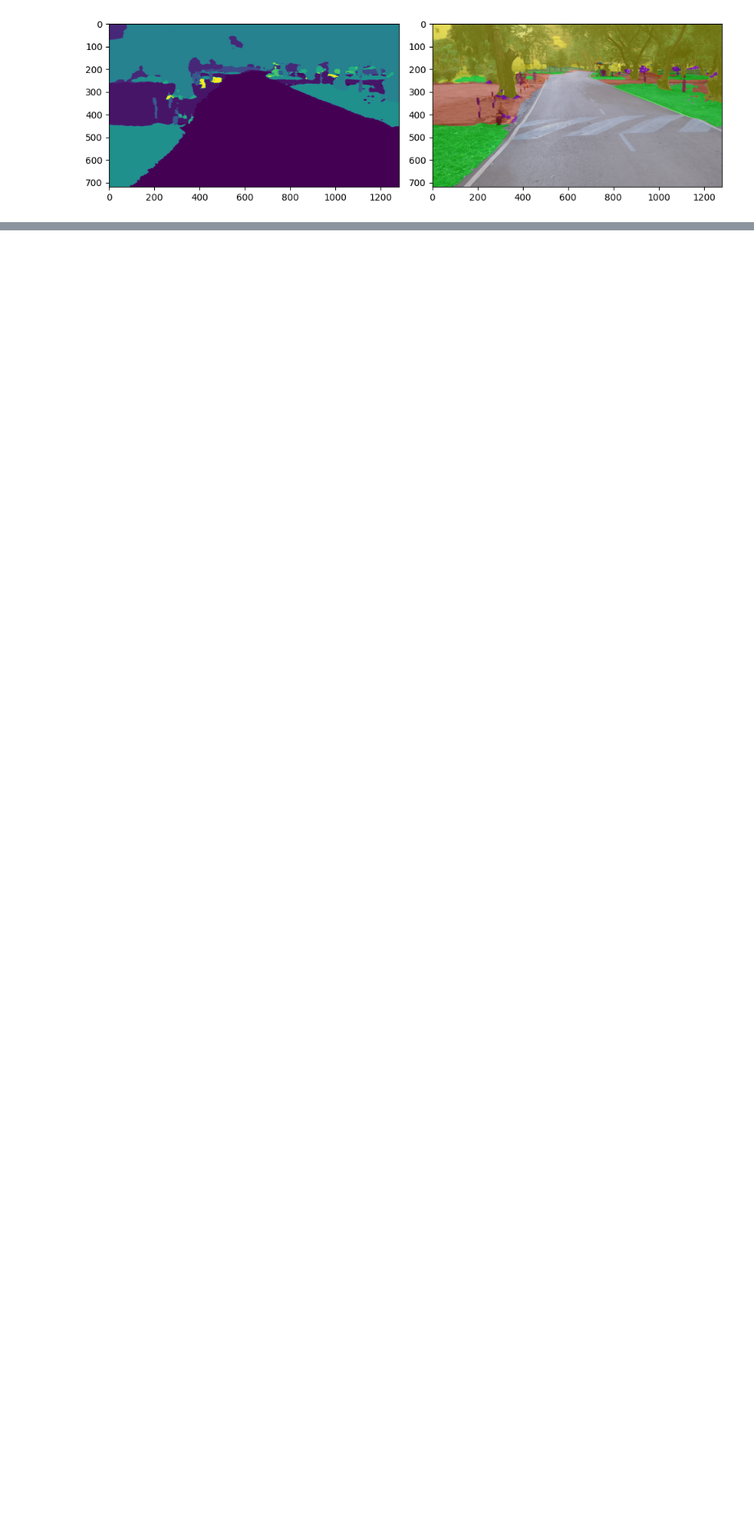
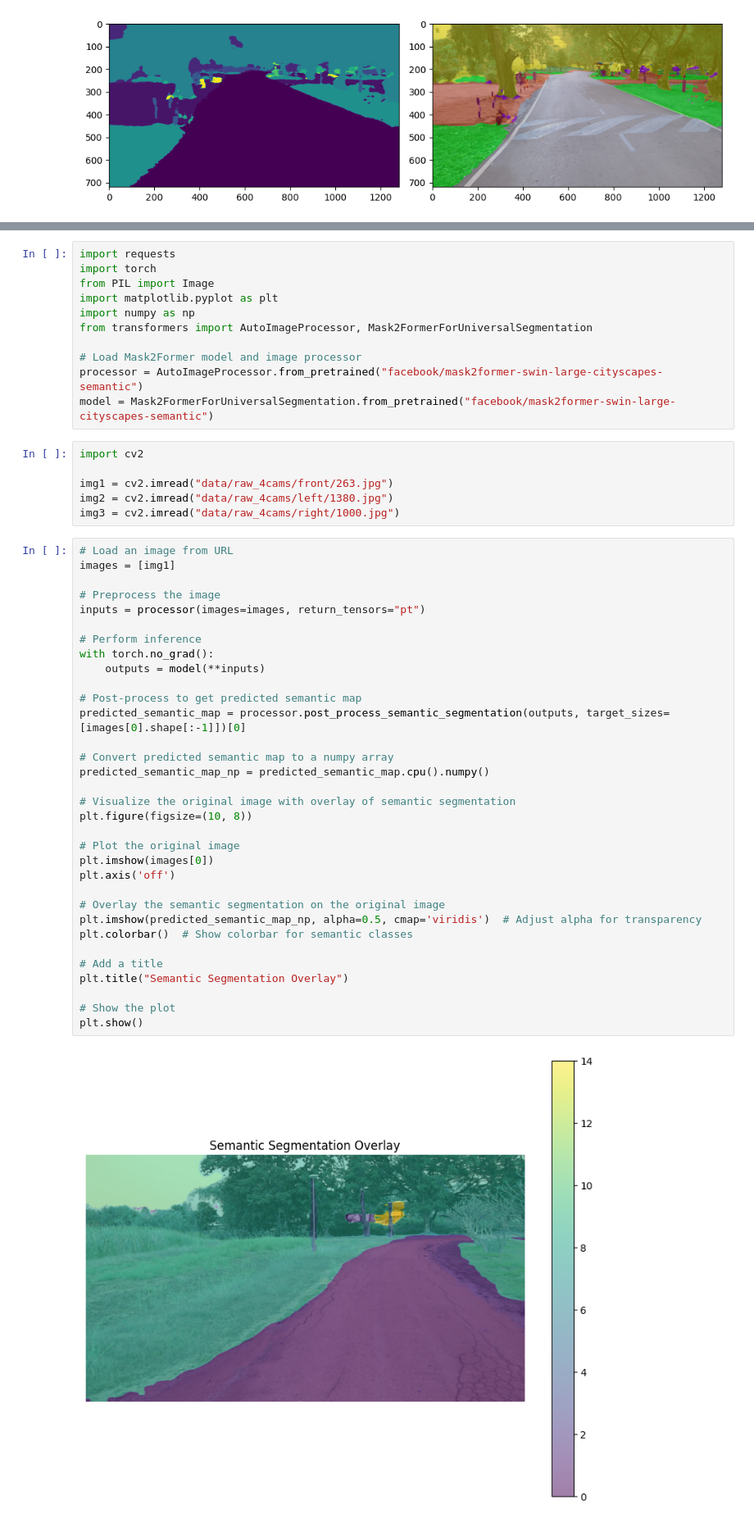
Before and after one commit to PoohNB/self-driving-sb3, a Jupyter notebook: test_model.ipynb, the cells around one changed output, grey strips where cells are left out. Shown at 82% size. Cells and saved outputs as stored; diff of their text form; blank space fills up the shorter version.

```diff
--- a/test_model.ipynb
+++ b/test_model.ipynb
@@ -230,0 +283,52 @@ plt.show()
+# %%
+import requests
+import torch
+from PIL import Image
+import matplotlib.pyplot as plt
+import numpy as np
+from transformers import AutoImageProcessor, Mask2FormerForUniversalSegmentation
+
+# Load Mask2Former model and image processor
+processor = AutoImageProcessor.from_pretrained("facebook/mask2former-swin-large-cityscapes-semantic")
+model = Mask2FormerForUniversalSegmentation.from_pretrained("facebook/mask2former-swin-large-cityscapes-semantic")
+# %%
+import cv2
+
+img1 = cv2.imread("data/raw_4cams/front/263.jpg")
+img2 = cv2.imread("data/raw_4cams/left/1380.jpg")
+img3 = cv2.imread("data/raw_4cams/right/1000.jpg")
+# %%
+# Load an image from URL
+images = [img1]
+
+# Preprocess the image
+inputs = processor(images=images, return_tensors="pt")
+
+# Perform inference
+with torch.no_grad():
+    outputs = model(**inputs)
+
+# Post-process to get predicted semantic map
+predicted_semantic_map = processor.post_process_semantic_segmentation(outputs, target_sizes=[images[0].shape[:-1]])[0]
+
+# Convert predicted semantic map to a numpy array
+predicted_semantic_map_np = predicted_semantic_map.cpu().numpy()
+
+# Visualize the original image with overlay of semantic segmentation
+plt.figure(figsize=(10, 8))
+
+# Plot the original image
+plt.imshow(images[0])
+plt.axis('off')
+
+# Overlay the semantic segmentation on the original image
+plt.imshow(predicted_semantic_map_np, alpha=0.5, cmap='viridis')  # Adjust alpha for transparency
+plt.colorbar()  # Show colorbar for semantic classes
+
+# Add a title
+plt.title("Semantic Segmentation Overlay")
+
+# Show the plot
+plt.show()
+# %% [output]
+[figure, added]
```
Also changed, not shown: parts of 47 cells of this notebook, 7 other files.
